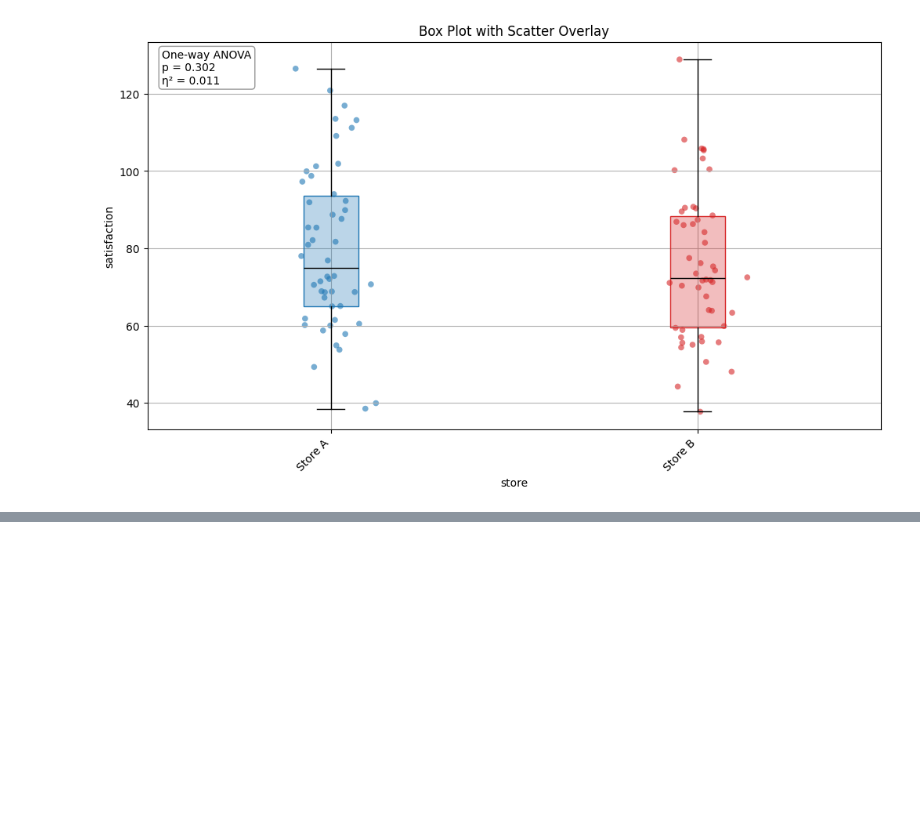
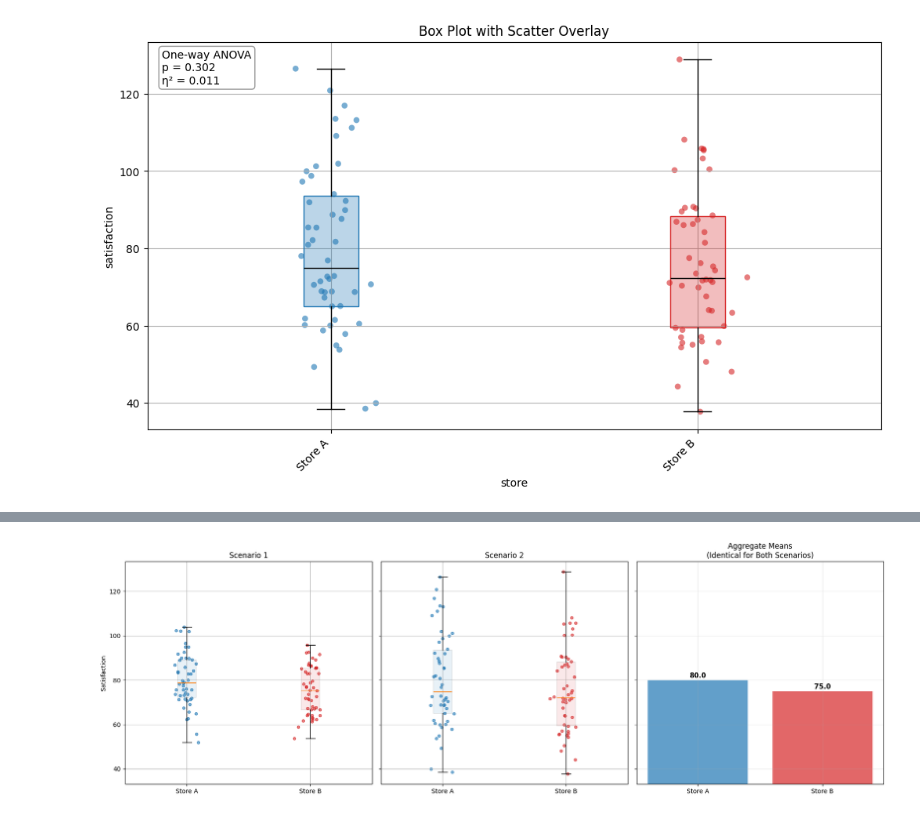
Before and after one commit to MenaWANG/mlarena, a Jupyter notebook: examples/5.case_statistical_significance_for_sme.ipynb, the cells around one changed output, grey strips where cells are left out. Saved outputs shown, nothing was run; the diff lists cells and outputs as text; code cells hidden in the pictures; blank space fills up the shorter version.

Commit message:
docs: Same Numbers, Opposite Conclusions

```diff
--- a/examples/5.case_statistical_significance_for_sme.ipynb
+++ b/examples/5.case_statistical_significance_for_sme.ipynb
@@ -173,0 +187,66 @@ fig, ax = plot_box_scatter(scenario_b, x='store', y= 'satisfaction', show_stat_t
+# %%
+# Create side-by-side subplots with shared y-axis (now 3 subplots)
+fig, axes = plt.subplots(1, 3, figsize=(18, 6), sharey=True)
+
+# Create box plots manually for each scenario
+scenarios = [
+    (scenario_a, 'Scenario 1', axes[0]),
+    (scenario_b, 'Scenario 2', axes[1])
+]
+
+# First, determine the overall y-axis range from both datasets
+all_values = np.concatenate([scenario_a['satisfaction'].values, scenario_b['satisfaction'].values])
+y_min, y_max = all_values.min(), all_values.max()
+y_range = y_max - y_min
+y_padding = y_range * 0.05  # 5% padding
+y_limits = (y_min - y_padding, y_max + y_padding)
+
+for data, title, ax in scenarios:
+    # Get data for each store
+    store_data = [data[data['store'] == store]['satisfaction'].values
+                  for store in ['Store A', 'Store B']]
+
+    # Create box plot
+    bp = ax.boxplot(store_data, patch_artist=True, labels=['Store A', 'Store B'])
+
+    # Color the boxes
+    bp['boxes'][0].set_facecolor(colors[0])
+    bp['boxes'][0].set_alpha(0.1)
+    bp['boxes'][1].set_facecolor(colors[1])
+    bp['boxes'][1].set_alpha(0.1)
+
+    # Add scatter points with jitter
+    np.random.seed(42)  # For consistent jitter
+    for i, store_vals in enumerate(store_data):
+        x_jitter = np.random.normal(i + 1, 0.05, len(store_vals))
+        ax.scatter(x_jitter, store_vals, alpha=0.6, s=20, color=colors[i])
+
+    # Formatting
+    ax.set_title(title)
+    ax.set_ylabel('Satisfaction' if ax == axes[0] else '')  # Only label left y-axis
+    ax.grid(True)
+    ax.set_ylim(y_limits)  # Set same y-limits for both plots
+
+# Add the aggregate mean bar chart in the third subplot
+teams = ['Store A', 'Store B']
+# Calculate means from scenario_a (they should be identical for both scenarios)
+satisfaction_means = [
+    scenario_a[scenario_a['store'] == 'Store A']['satisfaction'].mean().round(),
+    scenario_b[scenario_b['store'] == 'Store B']['satisfaction'].mean().round()
+]
+
+bars = axes[2].bar(teams, satisfaction_means, color=colors, alpha=0.7)
+axes[2].set_ylim(y_limits)  # Same y-limits as box plots
+axes[2].set_title('Aggregate Means\n(Identical for Both Scenarios)')
+axes[2].grid(True, alpha=0.3)
+
+# Add value labels on bars
+for bar, value in zip(bars, satisfaction_means):
+    height = bar.get_height()
+    axes[2].text(bar.get_x() + bar.get_width()/2., height + 0.5, f'{value:.1f}',
+                ha='center', va='bottom', fontsize=11, fontweight='bold')
+
+plt.tight_layout()
+plt.show()
+# %% [output]
+[figure, added]
```
Also changed, not shown: parts of 3 cells of this notebook.
